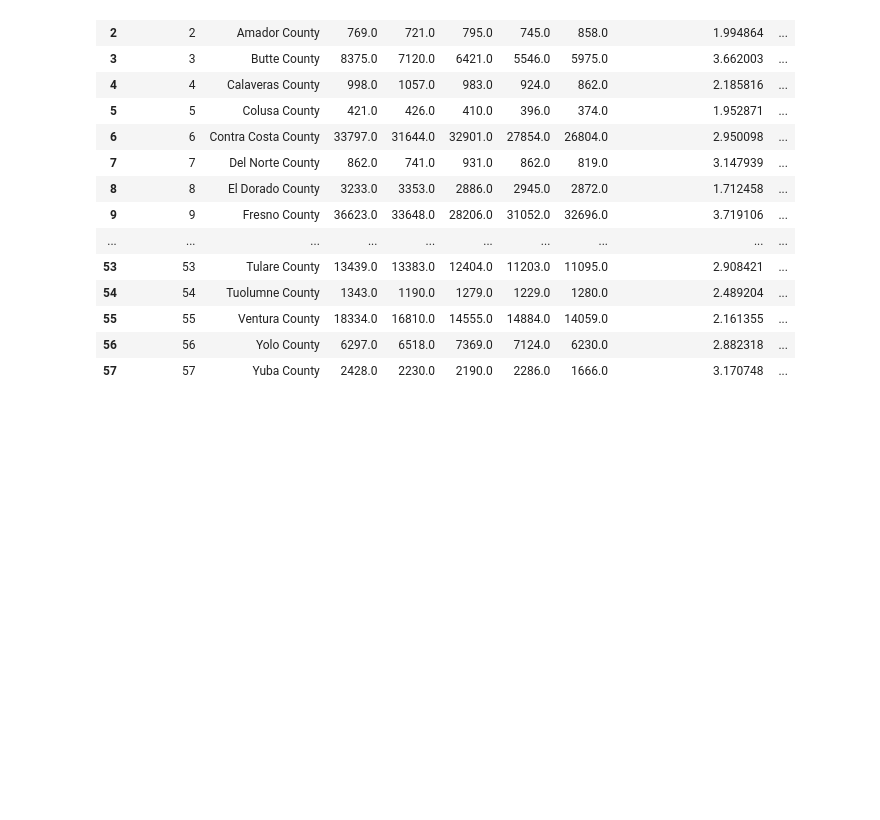
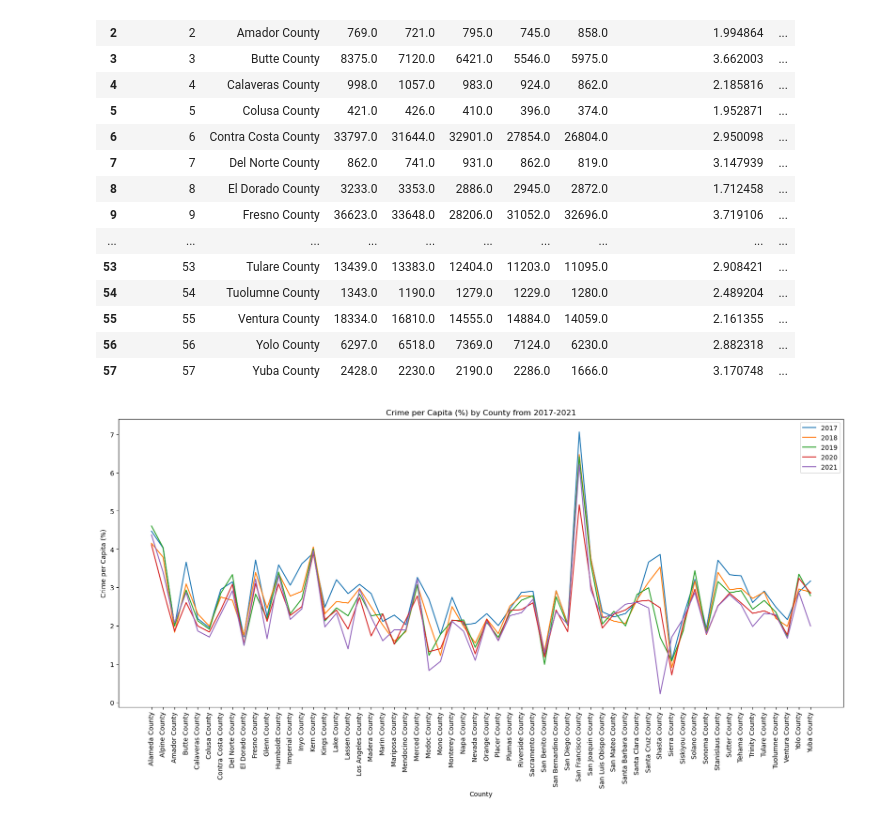
Before and after one commit to jowsik/Project1, a Jupyter notebook: cleaned_merged_df.ipynb, the cells around one changed output. Cells and saved outputs as stored; diff of their text form; code cells hidden in the pictures; blank space fills up the shorter version.

Commit message:
add updated cleaned merge file with  graphs

```diff
--- a/cleaned_merged_df.ipynb
+++ b/cleaned_merged_df.ipynb
@@ -44,0 +46,12 @@ crime_df.to_csv('crime_per_capita_df.csv')
+# %%
+#create line graph based on crime per capita by county
+crime_df.plot(kind="line",x='County',
+              y=['2017 Crime per Capita (%)','2018 Crime per Capita (%)','2019 Crime per Capita (%)','2020 Crime per Capita (%)','2021 Crime per Capita (%)'],
+              label=["2017","2018","2019","2020","2021"],
+              figsize=(20,8))
+plt.title("Crime per Capita (%) by County from 2017-2021")
+plt.ylabel("Crime per Capita (%)")
+plt.xticks(crime_df.index,crime_df['County'],rotation=90)
+plt.savefig("Crime per Capita (%) by County from 2017-2021")
+# %% [output]
+[figure, added]
```
Also changed, not shown: parts of 3 cells of this notebook, 2 other files.
